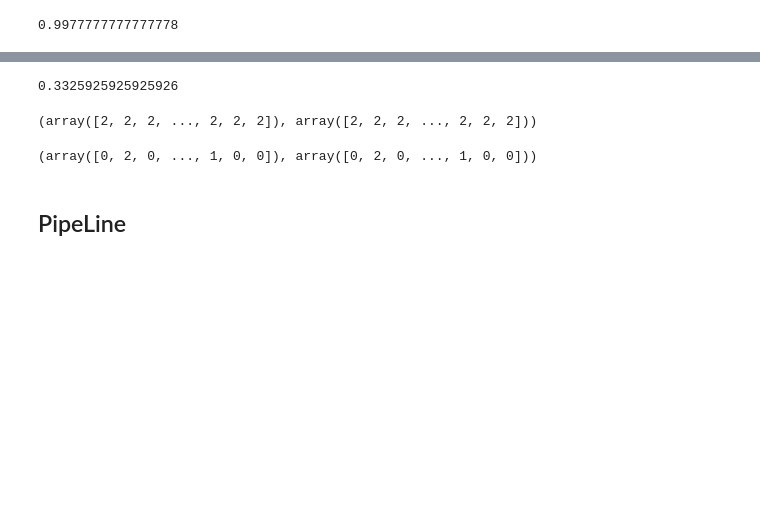
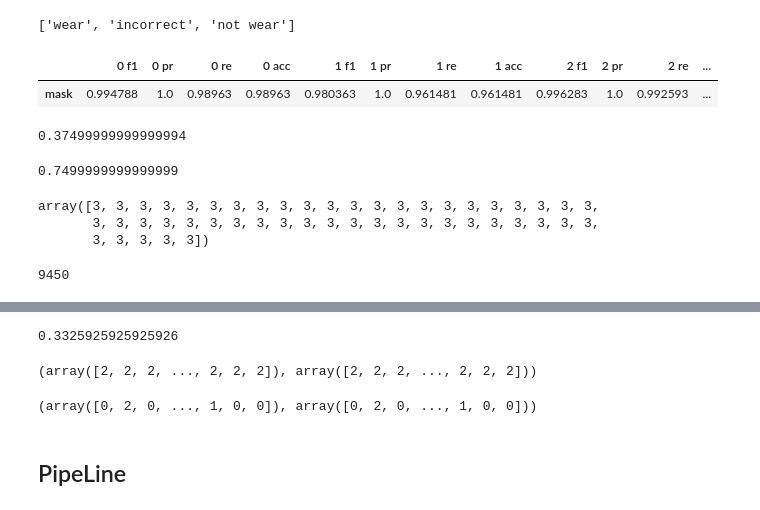
Before and after one commit to bcaitech1/p1-img-ggm1207, a Jupyter notebook: 1-STAGE/notebook/11-log_scores.ipynb, the cells around one changed output, grey strips where cells are left out. Cells and saved outputs as stored; diff of their text form; code cells hidden in the pictures; blank space fills up the shorter version.

```diff
--- a/1-STAGE/notebook/log_scores.ipynb
+++ b/1-STAGE/notebook/11-log_scores.ipynb
@@ -115,6 +115,33 @@ def main(args):
     table = wandb.Table(dataframe=summary_table, rows=keys)
 
     wandb.log({"Result": table, "valid_accuracy": acc})
+
+from prepare import get_classes
+
+def log_f1_and_acc_scores(args, labels, outputs):
+    # class 별 f1_score를 계산해야함.
+
+    classes = get_classes(args)
+    summary_table = pd.DataFrame([])
+
+    for class_idx in range(len(classes)):
+        fancy_idx = np.where(labels == class_idx)
+
+        class_labels = labels[fancy_idx] == class_idx
+        class_outputs = outputs[fancy_idx] == class_idx
+
+
+        f1 = f1_score(class_labels, class_outputs, average="binary")
+        pr = precision_score(class_labels, class_outputs, average="binary")
+        re = recall_score(class_labels, class_outputs, average="binary")
+        acc = accuracy_score(class_labels, class_outputs)
+
+        summary_table.loc[args.train_key, f"{class_idx} f1"] = f1
+        summary_table.loc[args.train_key, f"{class_idx} pr"] = pr
+        summary_table.loc[args.train_key, f"{class_idx} re"] = re
+        summary_table.loc[args.train_key, f"{class_idx} acc"] = acc
+
+    return summary_table
 # %%
 args = get_args()
 args.device = "cuda:0" if torch.cuda.is_available() else "cpu"
@@ -139,4 +162,21 @@ from sklearn.metrics import precision_recall_curve
-# %%
-accuracy_score(labels[class_index], outputs[class_index])
-# %% [output]
-0.9977777777777778
+# %%
+get_classes(args)
+# %% [output]
+['wear', 'incorrect', 'not wear']
+# %%
+log_f1_and_acc_scores(args, labels, outputs)
+# %% [output]
+|  | 0 f1 | 0 pr | 0 re | 0 acc | 1 f1 | 1 pr | 1 re | 1 acc | 2 f1 | 2 pr | 2 re | ... |
+| mask | 0.994788 | 1.0 | 0.98963 | 0.98963 | 0.980363 | 1.0 | 0.961481 | 0.961481 | 0.996283 | 1.0 | 0.992593 | ... |
+# %%
+temp1 = np.array([2, 2, 2, 2, 2])
+temp2 = np.array([0, 2, 2, 2, 0])
+f1_score(temp1, temp2, average='macro')
+# %% [output]
+0.37499999999999994
+# %%
+temp1 = np.array([1, 1, 1, 1, 1])
+temp2 = np.array([0, 1, 1, 1, 0])
+f1_score(temp1, temp2, average='binary')
+# %% [output]
+0.7499999999999999
@@ -143 +185,11 @@ accuracy_score(labels[class_index], outputs[class_index])
+# %%
+outputs[class_index]
+# %% [output]
+array([3, 3, 3, 3, 3, 3, 3, 3, 3, 3, 3, 3, 3, 3, 3, 3, 3, 3, 3, 3, 3, 3,
+       3, 3, 3, 3, 3, 3, 3, 3, 3, 3, 3, 3, 3, 3, 3, 3, 3, 3, 3, 3, 3, 3,
+       3, 3, 3, 3, 3])
+# %%
+len(outputs)
+# %% [output]
+9450
 # %%
```
Also changed, not shown: parts of 11 cells of this notebook, 9 other files.
